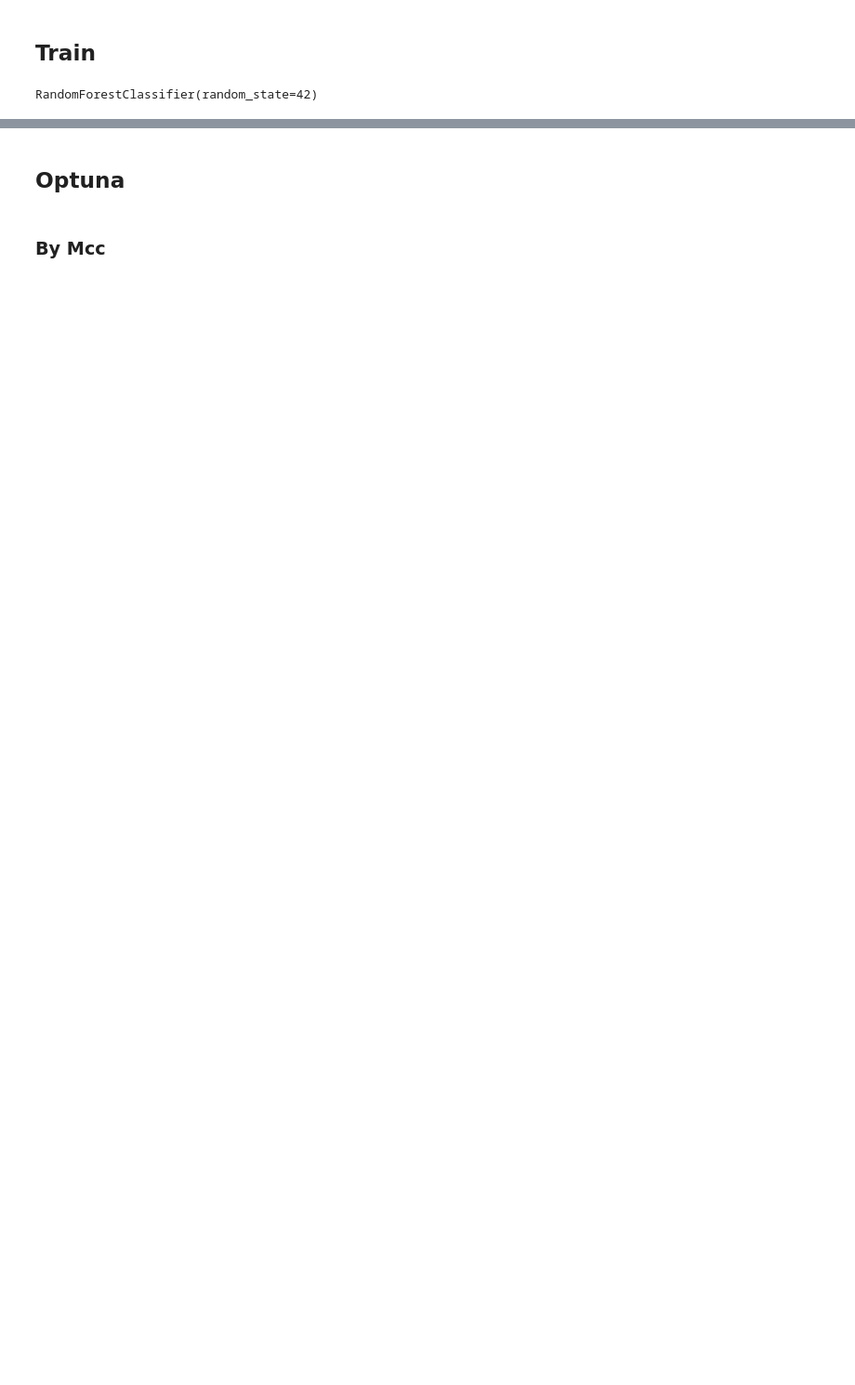
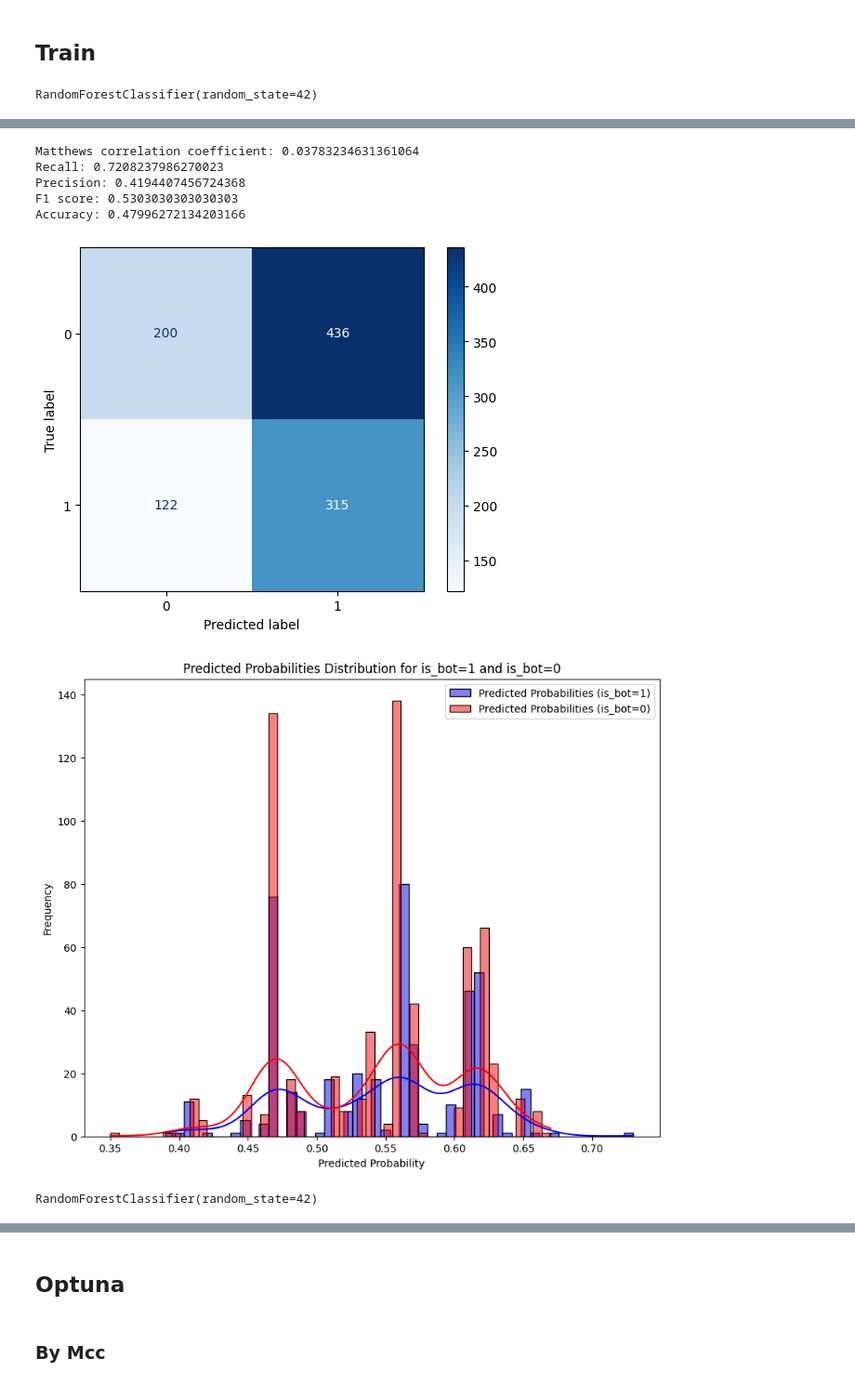
Before and after one commit to Dawir7/Bot-publication-analysis-in-social-media, a Jupyter notebook: analysis/Hyperparameter_tuning.ipynb, the cells around one changed output, grey strips where cells are left out. Shown at 93% size. Drawn from its saved outputs; the diff is of its cells as text; code cells hidden in the pictures; blank space fills up the shorter version.

```diff
--- a/analysis/Hyperparameter_tuning.ipynb
+++ b/analysis/Hyperparameter_tuning.ipynb
@@ -277,0 +297,3 @@ Accuracy: 0.525375939849624
+# %%
+X_train_df = pd.DataFrame(X_train_preprocessed, columns=X_train.drop(columns=['username']).columns)
+X_test_df = pd.DataFrame(X_test_preprocessed, columns=X_test.drop(columns=['username']).columns)
@@ -277,0 +406,22 @@ Accuracy: 0.525375939849624
+# %%
+columns_to_drop = [
+    "min_comment_length",
+    "max_comment_length",
+    "ngram_overlap",
+    "comment_post_ratio",
+    'link_karma',
+    'comment_karma',
+    'account_age',
+    # "parent_child_similarity",
+    # "avg_ttr",
+]
+train_prob_model_without_columns(X_train_df, y_train_preprocessed_np, X_test_df, y_test_preprocessed, columns_to_drop)
+# %% [output]
+Matthews correlation coefficient: 0.03783234631361064
+Recall: 0.7208237986270023
+Precision: 0.4194407456724368
+F1 score: 0.5303030303030303
+Accuracy: 0.47996272134203166
+[figure, added]
+[figure, added]
+RandomForestClassifier(random_state=42)
```
Also changed, not shown: parts of 22 cells of this notebook, 12 other files.
